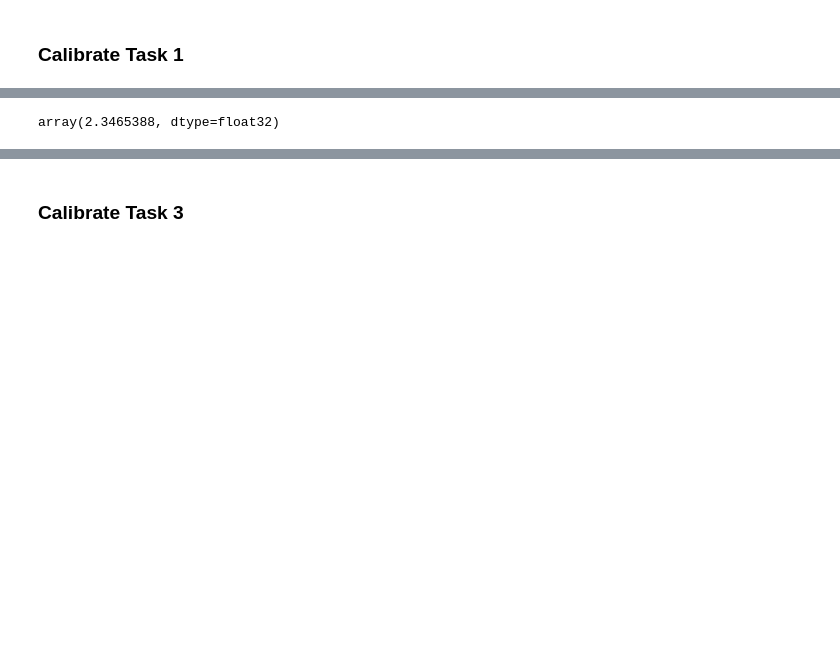
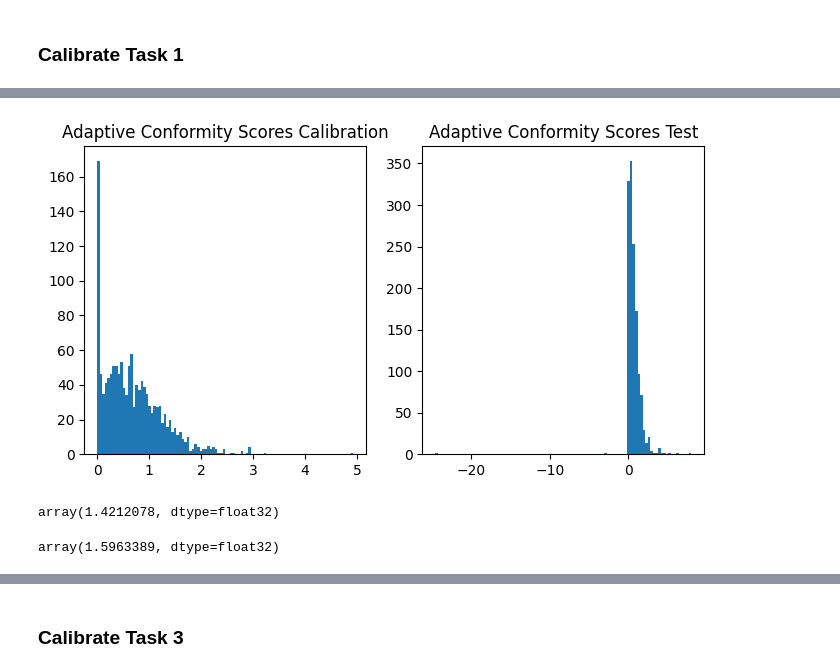
Before and after one commit to calgo-lab/BGR, a Jupyter notebook: notebooks/soil/Conformal_SoilNet.ipynb, the cells around one changed output, grey strips where cells are left out. Cells and saved outputs as stored; diff of their text form; code cells hidden in the pictures; blank space fills up the shorter version.

```diff
--- a/notebooks/soil/Conformal_SoilNet.ipynb
+++ b/notebooks/soil/Conformal_SoilNet.ipynb
@@ -307,6 +385,24 @@ pred_residuals = residual_model(segment_geotemp_concat)
+# %%
+plt.figure(figsize=(8,4))
+plt.subplot(121)
+plt.hist((conf_scores_depths_calib / pred_residuals_calib).detach().numpy(), bins=100)
+plt.title('Adaptive Conformity Scores Calibration')
+plt.subplot(122)
+plt.hist((conf_scores_depths_test / pred_residuals_test).detach().numpy(), bins=100)
+#plt.xlim([0, 5])
+plt.title('Adaptive Conformity Scores Test');
+# %% [output]
+[figure, added]
 # %%
-qhat_depth = torch.quantile(conf_scores_depths / pred_residuals, 0.9).detach().numpy()
+# Compute quantile on calibration set
+qhat_depth = torch.quantile(conf_scores_depths_calib / pred_residuals_calib, 0.9).detach().numpy()
 qhat_depth
 # Note: 2*qhat_depth*pred_residual_x = width of the confidence interval centered at the predicted depth
 # %% [output]
-array(2.3465388, dtype=float32)
+array(1.4212078, dtype=float32)
+# %%
+# For comparison: is the quantile on the test set also roughly around the quantile on the calib. set?
+qhat_depth_test = torch.quantile(conf_scores_depths_test / pred_residuals_test, 0.9).detach().numpy()
+qhat_depth_test
+# %% [output]
+array(1.5963389, dtype=float32)
```
Also changed, not shown: parts of 46 cells of this notebook.
